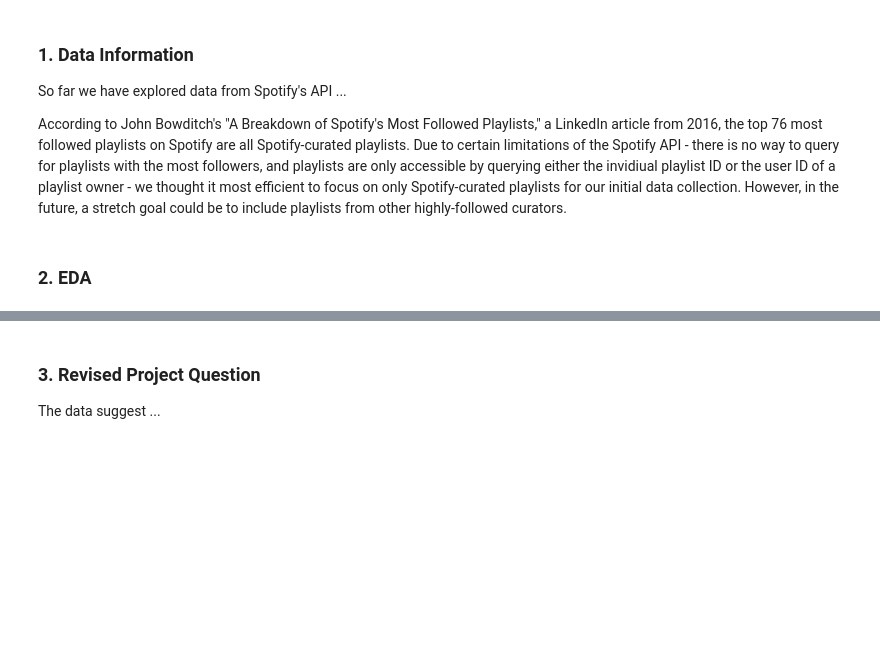
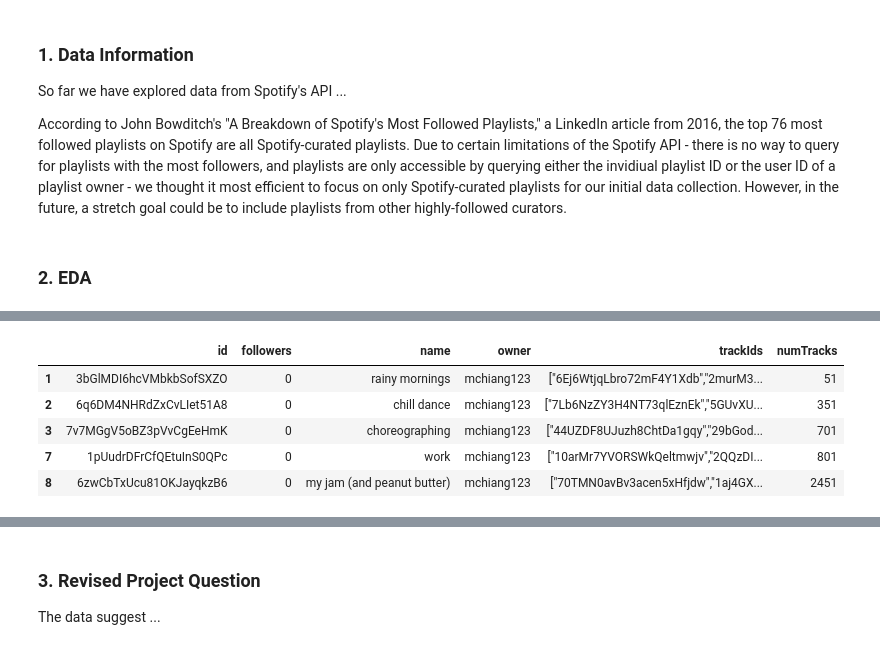
Before and after one commit to michelle-chiang/CS109-Final-Project, a Jupyter notebook: Milestone 3.ipynb, the cells around one changed output, grey strips where cells are left out. Saved outputs shown, nothing was run; the diff lists cells and outputs as text; code cells hidden in the pictures; blank space fills up the shorter version.

```diff
--- a/Milestone 3.ipynb
+++ b/Milestone 3.ipynb
@@ -28,0 +40,15 @@ df.head()
+# %%
+michelle_df = pd.read_csv('michelle_playlists.csv', sep=';')
+michelle_df['numTracks'] = [int(len(i)) for i in michelle_df['trackIds']]
+
+michelle_df = michelle_df[michelle_df.followers != 'null']
+michelle_df['followers'] = [int(i) for i in michelle_df['followers']]
+
+michelle_df.head()
+# %% [output]
+|  | id | followers | name | owner | trackIds | numTracks |
+| 1 | 3bGlMDI6hcVMbkbSofSXZO | 0 | rainy mornings | mchiang123 | ["6Ej6WtjqLbro72mF4Y1Xdb","2murM3... | 51 |
+| 2 | 6q6DM4NHRdZxCvLIet51A8 | 0 | chill dance | mchiang123 | ["7Lb6NzZY3H4NT73qlEznEk","5GUvXU... | 351 |
+| 3 | 7v7MGgV5oBZ3pVvCgEeHmK | 0 | choreographing | mchiang123 | ["44UZDF8UJuzh8ChtDa1gqy","29bGod... | 701 |
+| 7 | 1pUudrDFrCfQEtuInS0QPc | 0 | work | mchiang123 | ["10arMr7YVORSWkQeltmwjv","2QQzDI... | 801 |
+| 8 | 6zwCbTxUcu81OKJayqkzB6 | 0 | my jam (and peanut butter) | mchiang123 | ["70TMN0avBv3acen5xHfjdw","1aj4GX... | 2451 |
```
Also changed, not shown: parts of 4 cells of this notebook.
